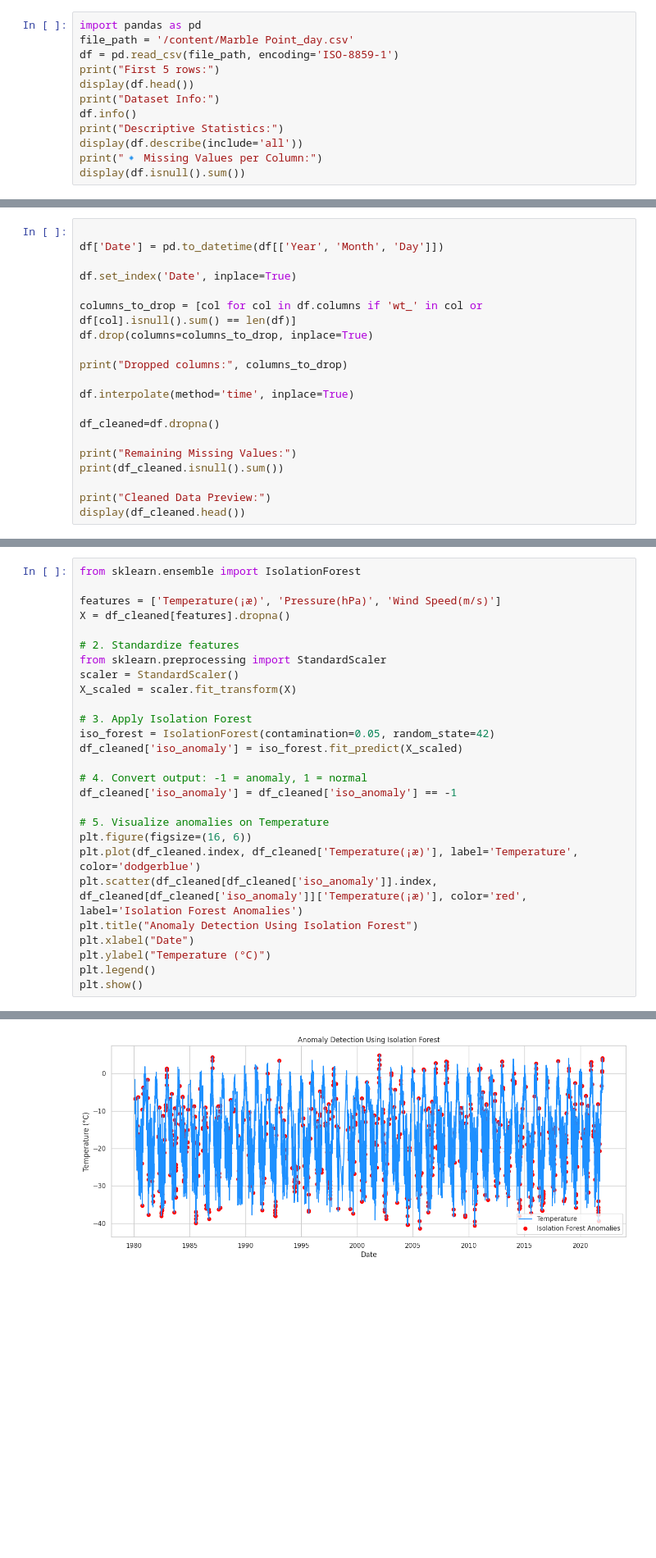
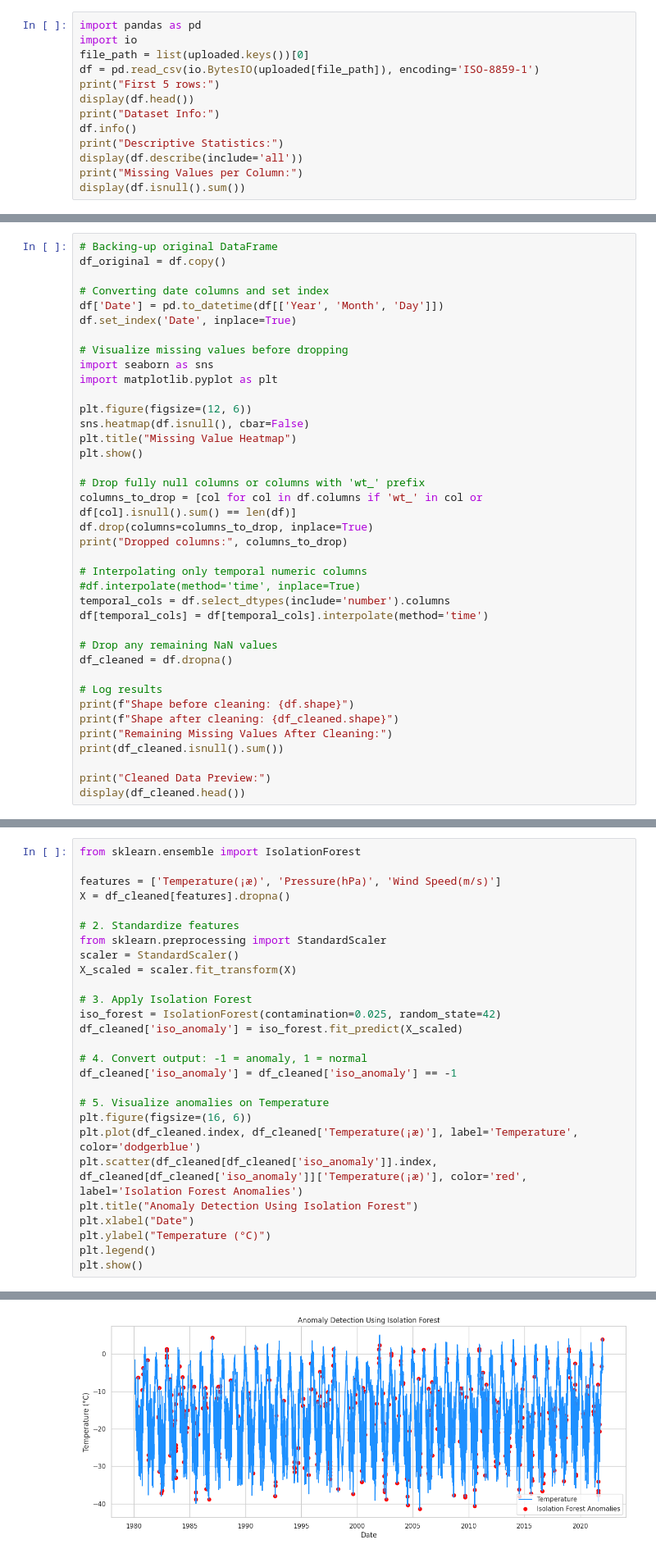
Before and after one commit to monsoonmallick1726/Antarctica_EDA, a Jupyter notebook: Anomaly_new.ipynb, the cells around one changed output, grey strips where cells are left out. Shown at 82% size. Cells and saved outputs as stored; diff of their text form; blank space fills up the shorter version.

```diff
--- a/Anomaly_new.ipynb
+++ b/Anomaly_new.ipynb
@@ -6,15 +9,16 @@ uploaded = files.upload()
 Saving Marble Point_day.csv to Marble Point_day.csv
 # %%
 import pandas as pd
-file_path = '/content/Marble Point_day.csv'
-df = pd.read_csv(file_path, encoding='ISO-8859-1')
+import io
+file_path = list(uploaded.keys())[0]
+df = pd.read_csv(io.BytesIO(uploaded[file_path]), encoding='ISO-8859-1')
 print("First 5 rows:")
 display(df.head())
 print("Dataset Info:")
 df.info()
 print("Descriptive Statistics:")
 display(df.describe(include='all'))
-print("🔹 Missing Values per Column:")
+print("Missing Values per Column:")
 display(df.isnull().sum())
 # %% [output]
 First 5 rows:
@@ -72,19 +77,37 @@ dtype: int64
 # %%
+# Backing-up original DataFrame
+df_original = df.copy()
 
+# Converting date columns and set index
 df['Date'] = pd.to_datetime(df[['Year', 'Month', 'Day']])
-
 df.set_index('Date', inplace=True)
 
+# Visualize missing values before dropping
+import seaborn as sns
+import matplotlib.pyplot as plt
+
+plt.figure(figsize=(12, 6))
+sns.heatmap(df.isnull(), cbar=False)
+plt.title("Missing Value Heatmap")
+plt.show()
+
+# Drop fully null columns or columns with 'wt_' prefix
 columns_to_drop = [col for col in df.columns if 'wt_' in col or df[col].isnull().sum() == len(df)]
 df.drop(columns=columns_to_drop, inplace=True)
-
 print("Dropped columns:", columns_to_drop)
 
-df.interpolate(method='time', inplace=True)
+# Interpolating only temporal numeric columns
+#df.interpolate(method='time', inplace=True)
+temporal_cols = df.select_dtypes(include='number').columns
+df[temporal_cols] = df[temporal_cols].interpolate(method='time')
 
-df_cleaned=df.dropna()
+# Drop any remaining NaN values
+df_cleaned = df.dropna()
 
-print("Remaining Missing Values:")
+# Log results
+print(f"Shape before cleaning: {df.shape}")
+print(f"Shape after cleaning: {df_cleaned.shape}")
+print("Remaining Missing Values After Cleaning:")
 print(df_cleaned.isnull().sum())
 
 print("Cleaned Data Preview:")
@@ -253,35 +333,35 @@ X = df_cleaned[features].dropna()
 from sklearn.preprocessing import StandardScaler
 scaler = StandardScaler()
 X_scaled = scaler.fit_transform(X)
 
 # 3. Apply Isolation Forest
-iso_forest = IsolationForest(contamination=0.05, random_state=42)
+iso_forest = IsolationForest(contamination=0.025, random_state=42)
 df_cleaned['iso_anomaly'] = iso_forest.fit_predict(X_scaled)
 
 # 4. Convert output: -1 = anomaly, 1 = normal
 df_cleaned['iso_anomaly'] = df_cleaned['iso_anomaly'] == -1
 
 # 5. Visualize anomalies on Temperature
 plt.figure(figsize=(16, 6))
 plt.plot(df_cleaned.index, df_cleaned['Temperature(¡æ)'], label='Temperature', color='dodgerblue')
 plt.scatter(df_cleaned[df_cleaned['iso_anomaly']].index, df_cleaned[df_cleaned['iso_anomaly']]['Temperature(¡æ)'], color='red', label='Isolation Forest Anomalies')
 plt.title("Anomaly Detection Using Isolation Forest")
 plt.xlabel("Date")
 plt.ylabel("Temperature (°C)")
 plt.legend()
 plt.show()
 # %% [output]
 A value is trying to be set on a copy of a slice from a DataFrame.
 Try using .loc[row_indexer,col_indexer] = value instead
 
 See the caveats in the documentation: https://pandas.pydata.org/pandas-docs/stable/user_guide/indexing.html#returning-a-view-versus-a-copy
   df_cleaned['iso_anomaly'] = iso_forest.fit_predict(X_scaled)
 A value is trying to be set on a copy of a slice from a DataFrame.
 Try using .loc[row_indexer,col_indexer] = value instead
 
 See the caveats in the documentation: https://pandas.pydata.org/pandas-docs/stable/user_guide/indexing.html#returning-a-view-versus-a-copy
   df_cleaned['iso_anomaly'] = df_cleaned['iso_anomaly'] == -1
-[figure, old version]
+[figure, new version]
 # %%
 !pip install pmdarima
 # %% [output]
```
Also changed, not shown: parts of 18 cells of this notebook.
